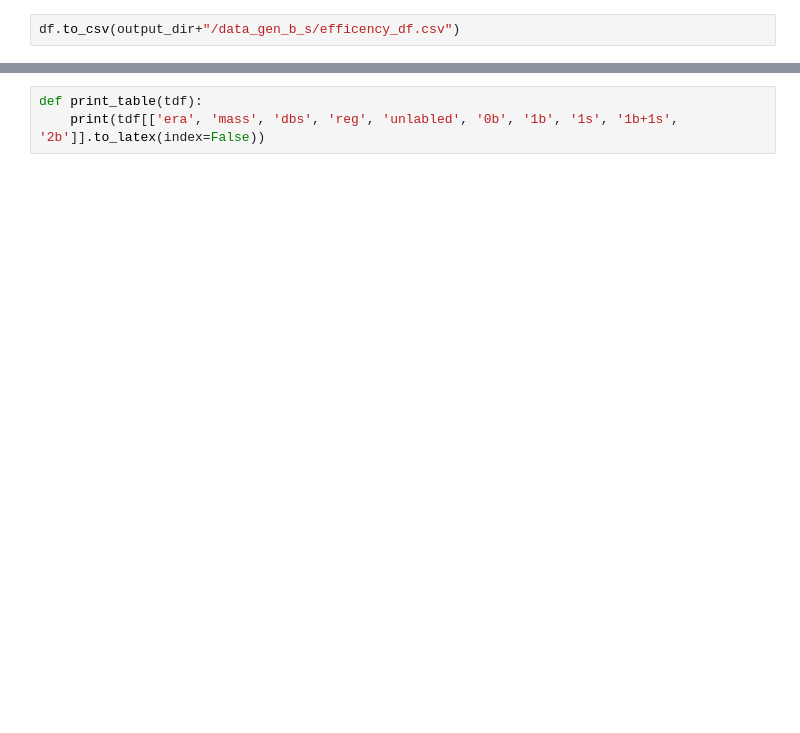
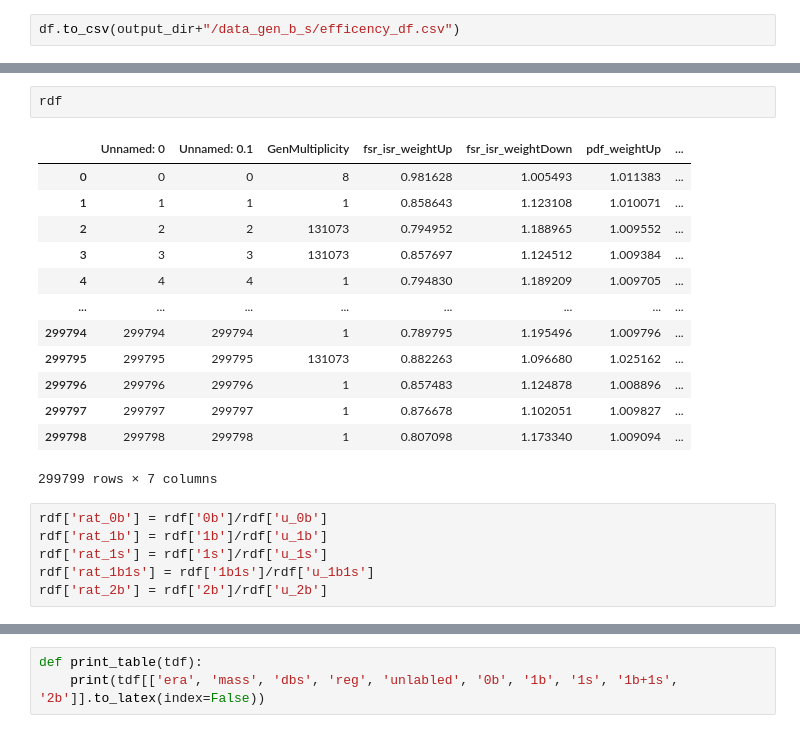
Before and after one commit to rymuelle/bff_plotting_code_v3, a Jupyter notebook: 1_b_s_multiplicty_plot.ipynb, the cells around one changed output, grey strips where cells are left out. Drawn from its saved outputs; the diff is of its cells as text; blank space fills up the shorter version.

```diff
--- a/1_b_s_multiplicty_plot.ipynb
+++ b/1_b_s_multiplicty_plot.ipynb
@@ -177,0 +238,22 @@ df['2b'] = df['2b'].apply(unc.ufloat_fromstr)
+# %%
+rdf
+# %% [output]
+|  | Unnamed: 0 | Unnamed: 0.1 | GenMultiplicity | fsr_isr_weightUp | fsr_isr_weightDown | pdf_weightUp | ... |
+| 0 | 0 | 0 | 8 | 0.981628 | 1.005493 | 1.011383 | ... |
+| 1 | 1 | 1 | 1 | 0.858643 | 1.123108 | 1.010071 | ... |
+| 2 | 2 | 2 | 131073 | 0.794952 | 1.188965 | 1.009552 | ... |
+| 3 | 3 | 3 | 131073 | 0.857697 | 1.124512 | 1.009384 | ... |
+| 4 | 4 | 4 | 1 | 0.794830 | 1.189209 | 1.009705 | ... |
+| ... | ... | ... | ... | ... | ... | ... | ... |
+| 299794 | 299794 | 299794 | 1 | 0.789795 | 1.195496 | 1.009796 | ... |
+| 299795 | 299795 | 299795 | 131073 | 0.882263 | 1.096680 | 1.025162 | ... |
+| 299796 | 299796 | 299796 | 1 | 0.857483 | 1.124878 | 1.008896 | ... |
+| 299797 | 299797 | 299797 | 1 | 0.876678 | 1.102051 | 1.009827 | ... |
+| 299798 | 299798 | 299798 | 1 | 0.807098 | 1.173340 | 1.009094 | ... |
+299799 rows × 7 columns
+# %%
+rdf['rat_0b'] = rdf['0b']/rdf['u_0b']
+rdf['rat_1b'] = rdf['1b']/rdf['u_1b']
+rdf['rat_1s'] = rdf['1s']/rdf['u_1s']
+rdf['rat_1b1s'] = rdf['1b1s']/rdf['u_1b1s']
+rdf['rat_2b'] = rdf['2b']/rdf['u_2b']
```
Also changed, not shown: parts of 35 cells of this notebook.
